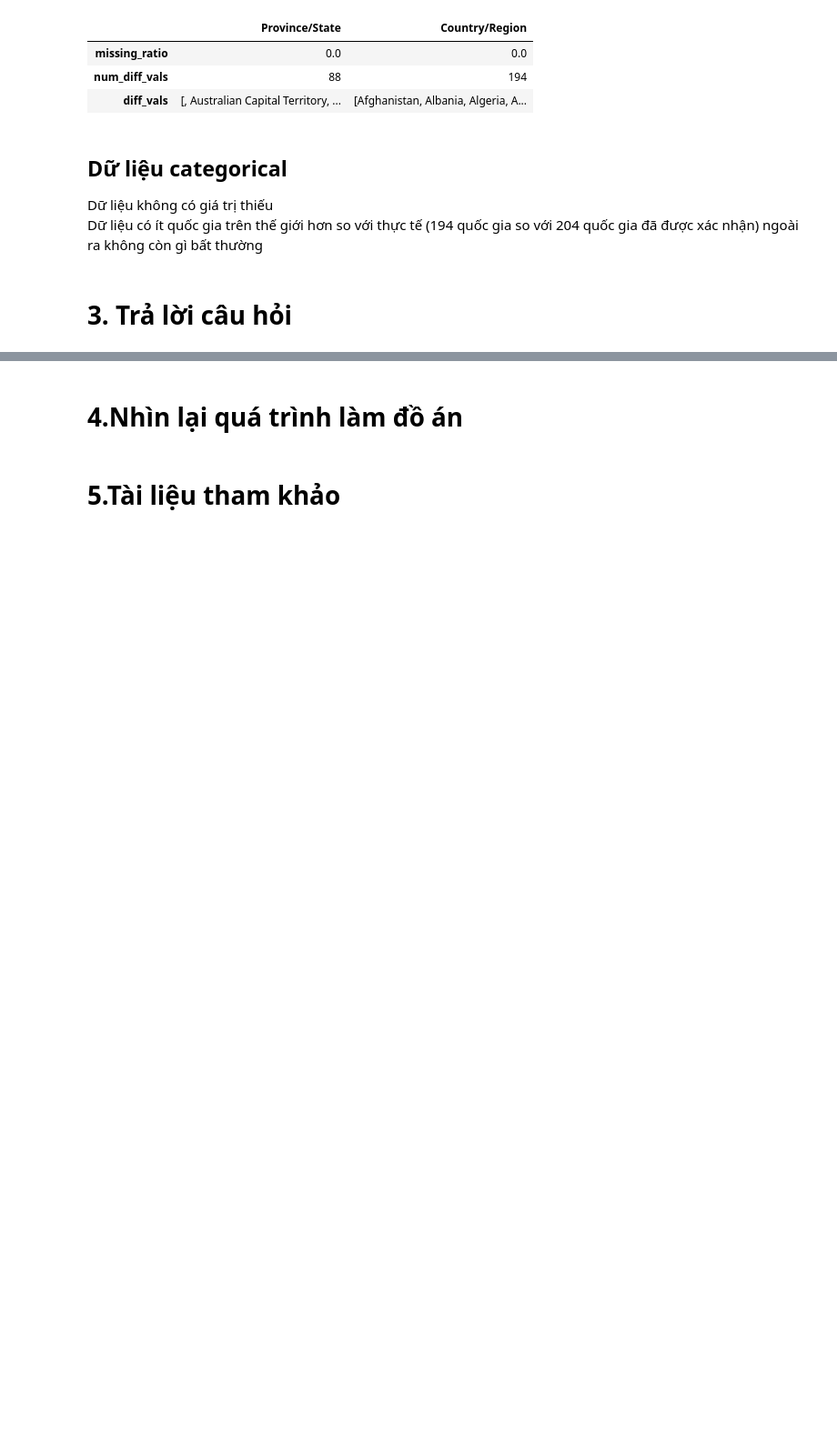
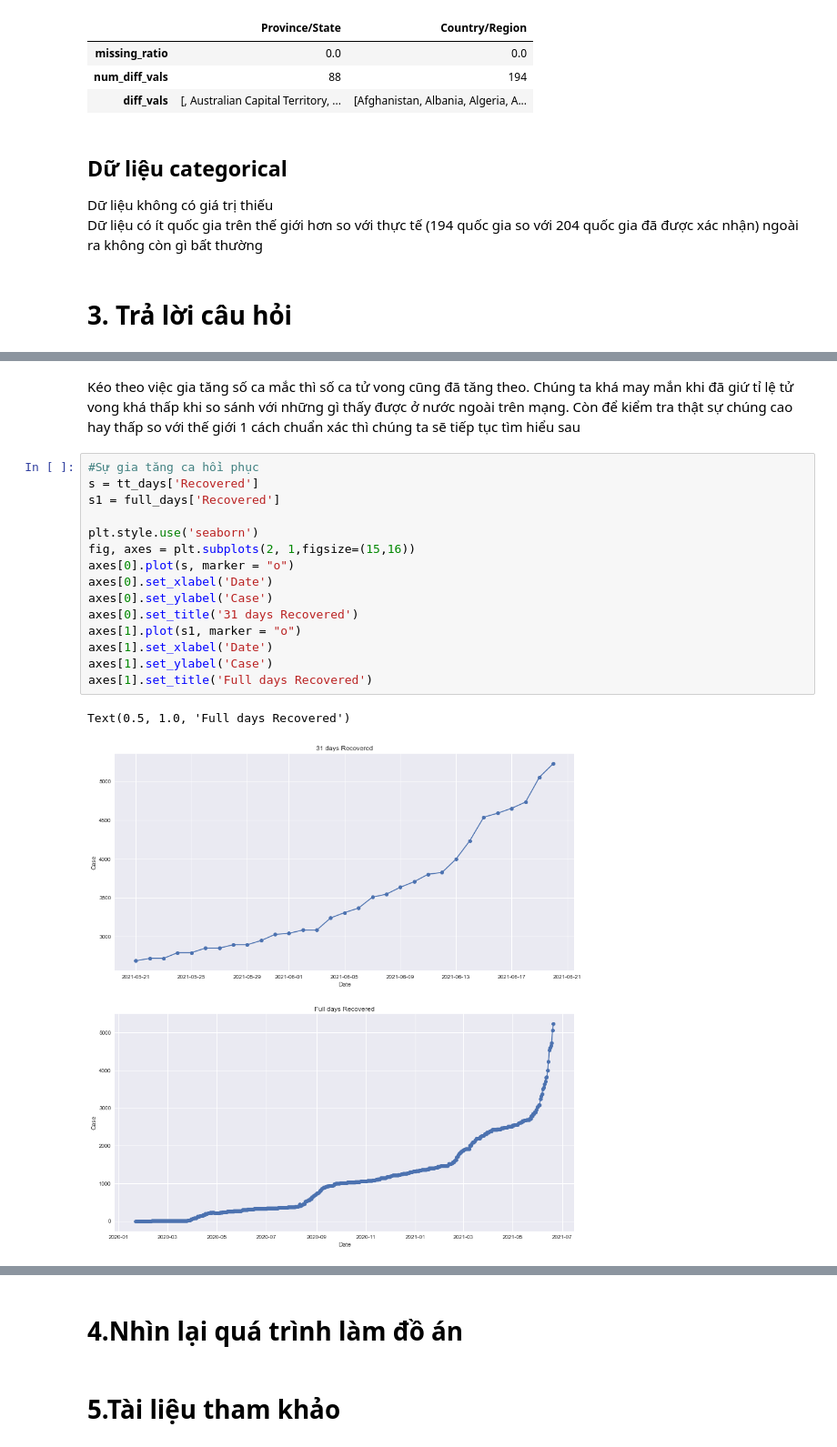
Before and after one commit to LT-cho-KHDL/Final-lab-p4ds, a Jupyter notebook: Final.ipynb, the cells around one changed output, grey strips where cells are left out. Shown at 91% size. Cells and saved outputs as stored; diff of their text form; blank space fills up the shorter version.

```diff
--- a/Final.ipynb
+++ b/Final.ipynb
@@ -226,0 +276,20 @@ Dữ liệu đã chuẩn xác bây giờ chúng ta sẽ bắt đầu đến ph
+# %% [markdown]
+Kéo theo việc gia tăng số ca mắc thì số ca tử vong cũng đã tăng theo. Chúng ta khá may mắn khi đã giứ tỉ lệ tử vong khá thấp khi so sánh với những gì thấy được ở nước ngoài trên mạng. Còn để kiểm tra thật sự chúng cao hay thấp so với thế giới 1 cách chuẩn xác thì chúng ta sẽ tiếp tục tìm hiểu sau
+# %%
+#Sự gia tăng ca hồi phục
+s = tt_days['Recovered']
+s1 = full_days['Recovered']
+
+plt.style.use('seaborn')
+fig, axes = plt.subplots(2, 1,figsize=(15,16))
+axes[0].plot(s, marker = "o")
+axes[0].set_xlabel('Date')
+axes[0].set_ylabel('Case')
+axes[0].set_title('31 days Recovered')
+axes[1].plot(s1, marker = "o")
+axes[1].set_xlabel('Date')
+axes[1].set_ylabel('Case')
+axes[1].set_title('Full days Recovered')
+# %% [output]
+Text(0.5, 1.0, 'Full days Recovered')
+[figure, added]
```
Also changed, not shown: parts of 39 cells of this notebook.
